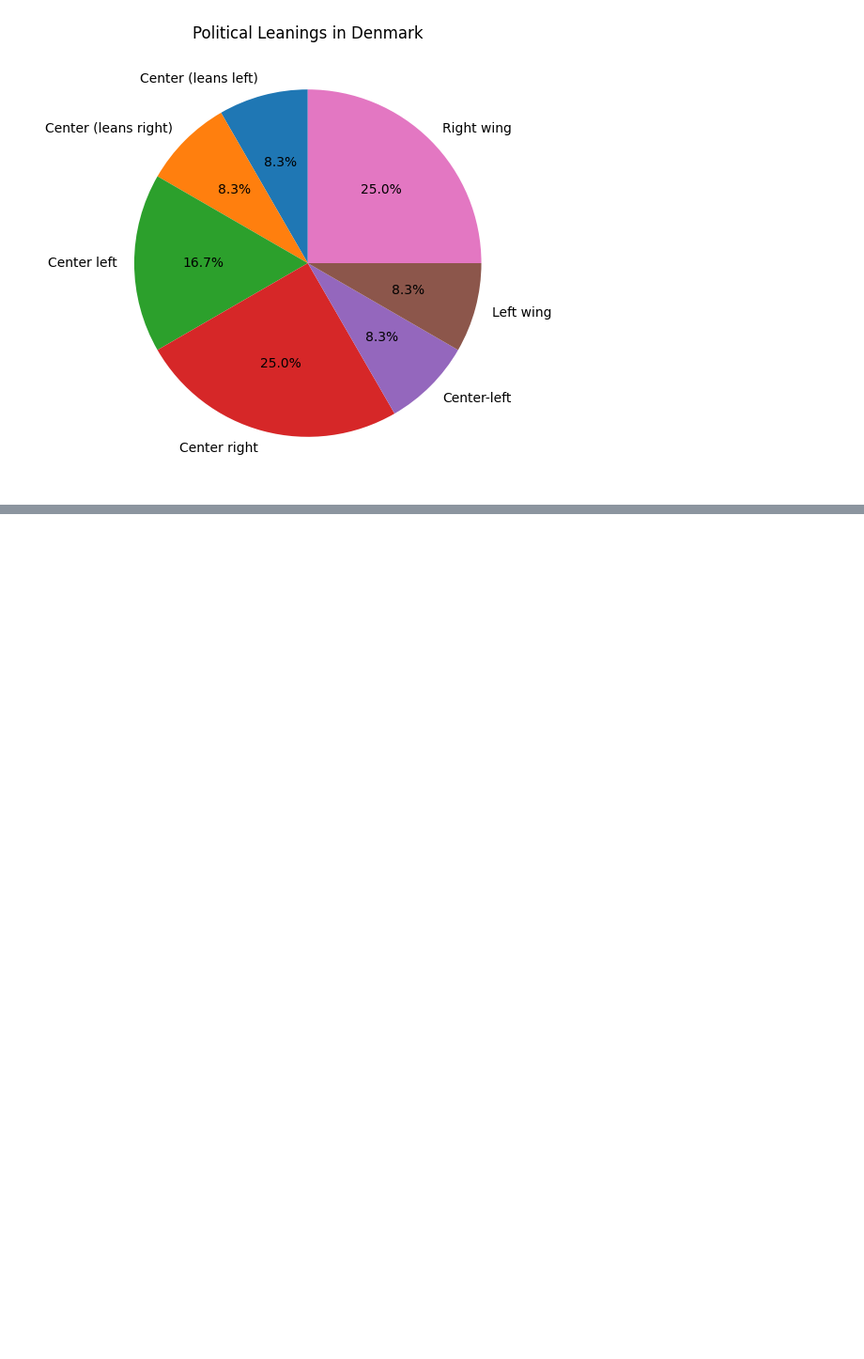
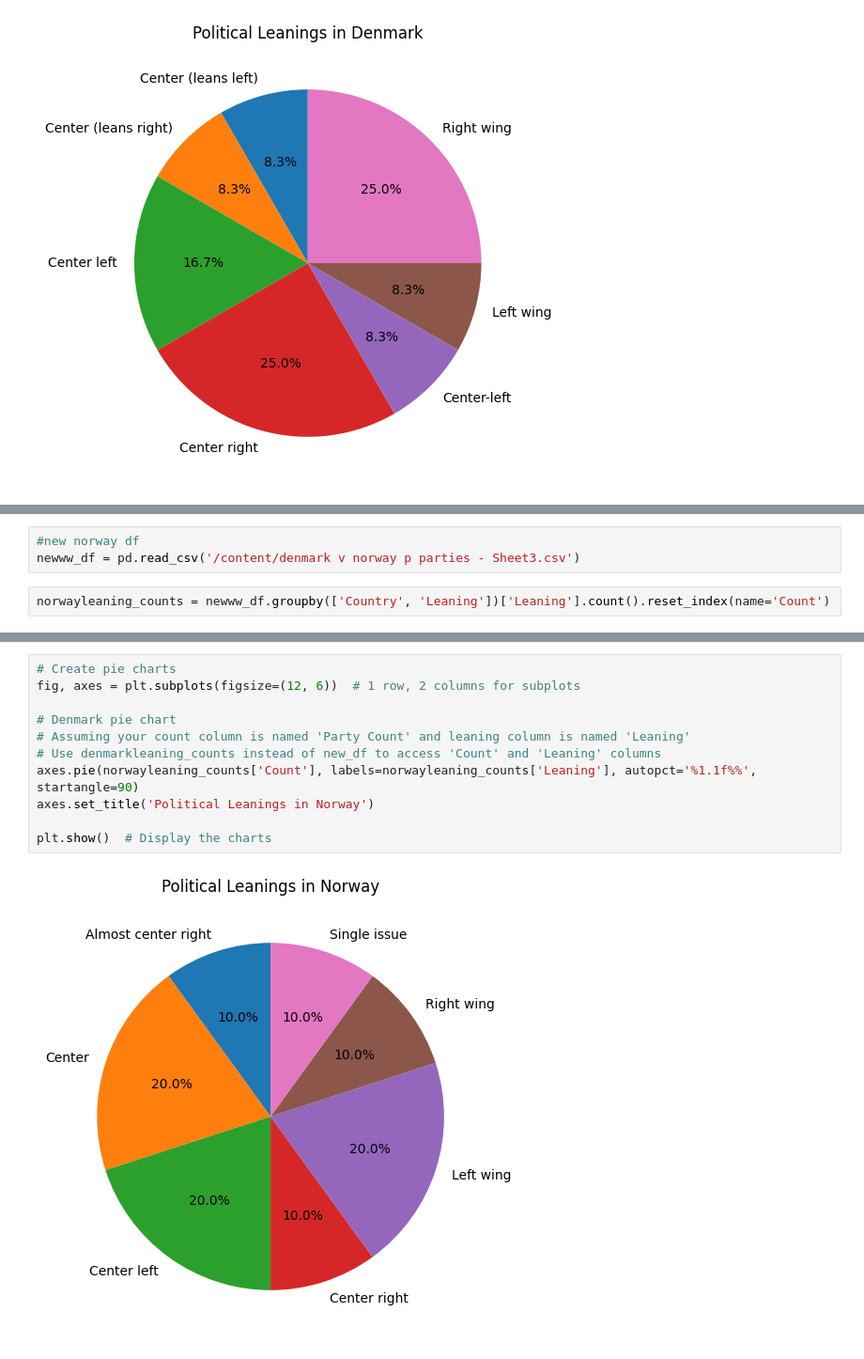
Before and after one commit to danirojas-nicole/randomcreationsforclasses, a Jupyter notebook: denmark_norway_leaning_code.ipynb, the cells around one changed output, grey strips where cells are left out. Shown at 94% size. Cells and saved outputs as stored; diff of their text form; blank space fills up the shorter version.

```diff
--- a/denmark_norway_leaning_code.ipynb
+++ b/denmark_norway_leaning_code.ipynb
@@ -123,0 +127,5 @@ plt.show()  # Display the charts
+# %%
+#new norway df
+newww_df = pd.read_csv('/content/denmark v norway p parties - Sheet3.csv')
+# %%
+norwayleaning_counts = newww_df.groupby(['Country', 'Leaning'])['Leaning'].count().reset_index(name='Count')
@@ -123,0 +147,13 @@ plt.show()  # Display the charts
+# %%
+# Create pie charts
+fig, axes = plt.subplots(figsize=(12, 6))  # 1 row, 2 columns for subplots
+
+# Denmark pie chart
+# Assuming your count column is named 'Party Count' and leaning column is named 'Leaning'
+# Use denmarkleaning_counts instead of new_df to access 'Count' and 'Leaning' columns
+axes.pie(norwayleaning_counts['Count'], labels=norwayleaning_counts['Leaning'], autopct='%1.1f%%', startangle=90)
+axes.set_title('Political Leanings in Norway')
+
+plt.show()  # Display the charts
+# %% [output]
+[figure, added]
```
Also changed, not shown: parts of 3 cells of this notebook.
